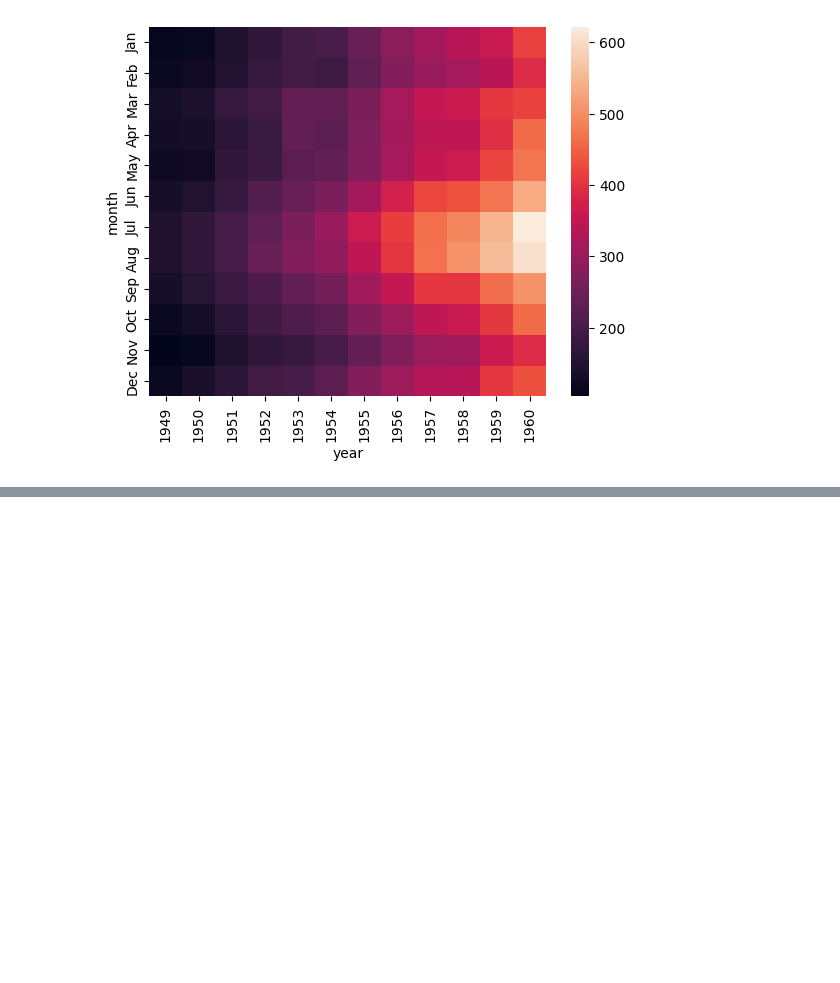
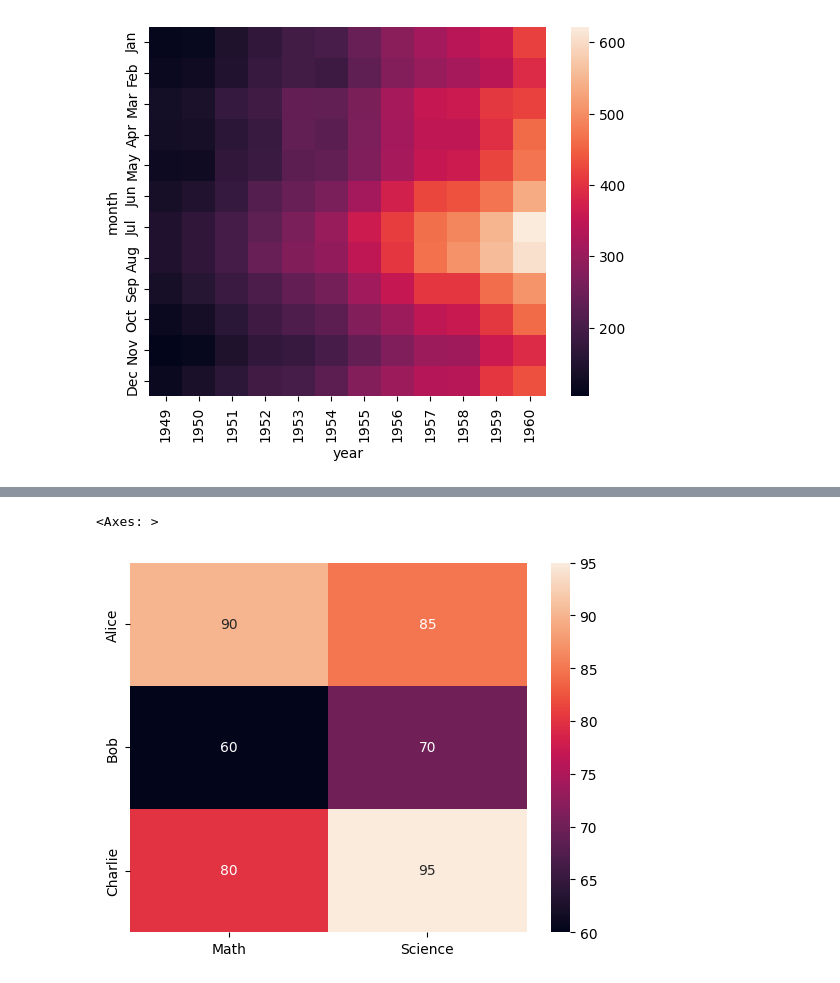
Before and after one commit to mdafzalmalik/Machine-Learning, a Jupyter notebook: Eda_multiivariate.ipynb, the cells around one changed output, grey strips where cells are left out. Saved outputs shown, nothing was run; the diff lists cells and outputs as text; code cells hidden in the pictures; blank space fills up the shorter version.

```diff
--- a/Eda_multiivariate.ipynb
+++ b/Eda_multiivariate.ipynb
@@ -186,0 +204,12 @@ sns.heatmap(flights.pivot_table(values='passengers', index='month', columns='yea
+# %%
+import pandas as pd
+
+df = pd.DataFrame({
+    'Math': [90, 60, 80],
+    'Science': [85, 70, 95]
+}, index=['Alice', 'Bob', 'Charlie'])
+
+sns.heatmap(df, annot=True)
+# %% [output]
+<Axes: >
+[figure, added]
```
Also changed, not shown: parts of 3 cells of this notebook, 7 other files.
